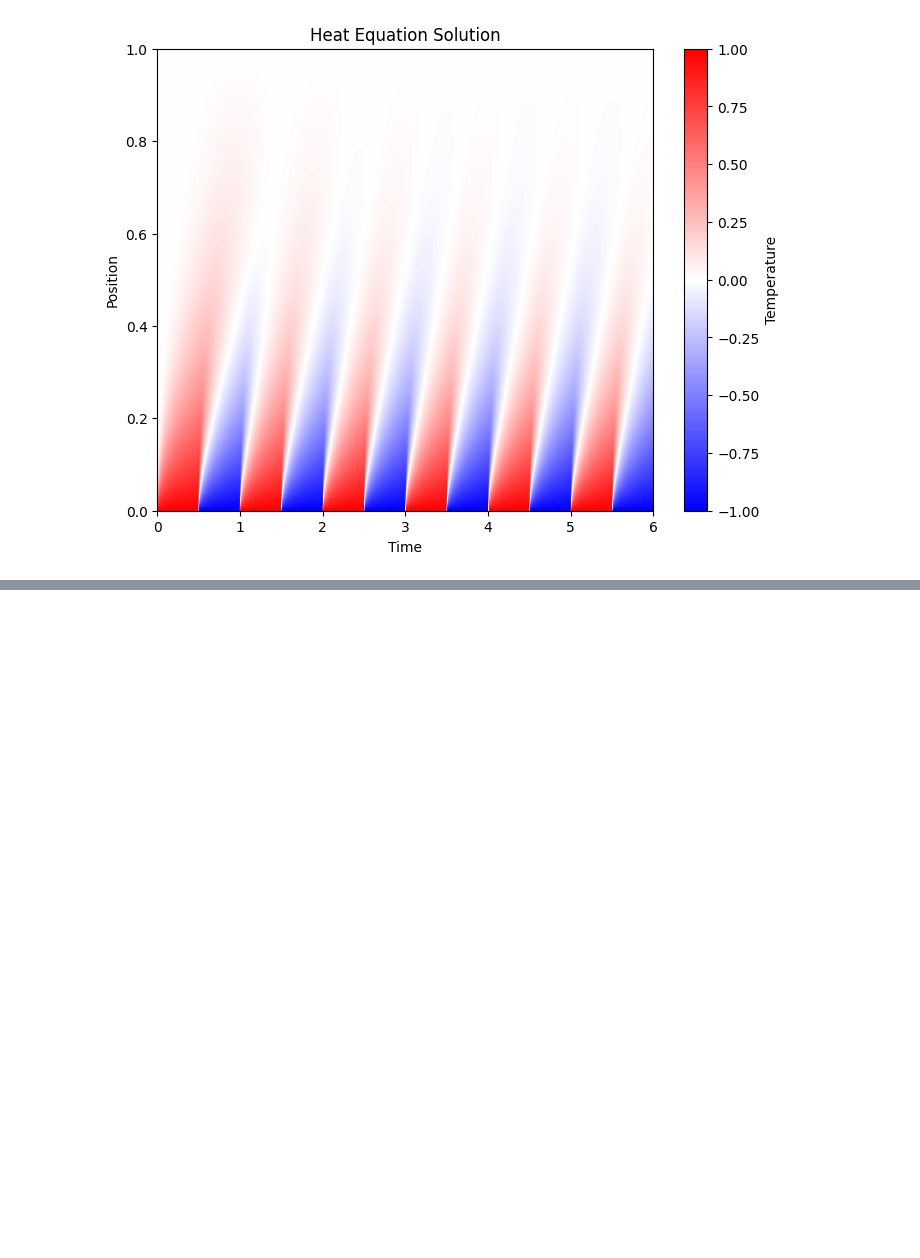
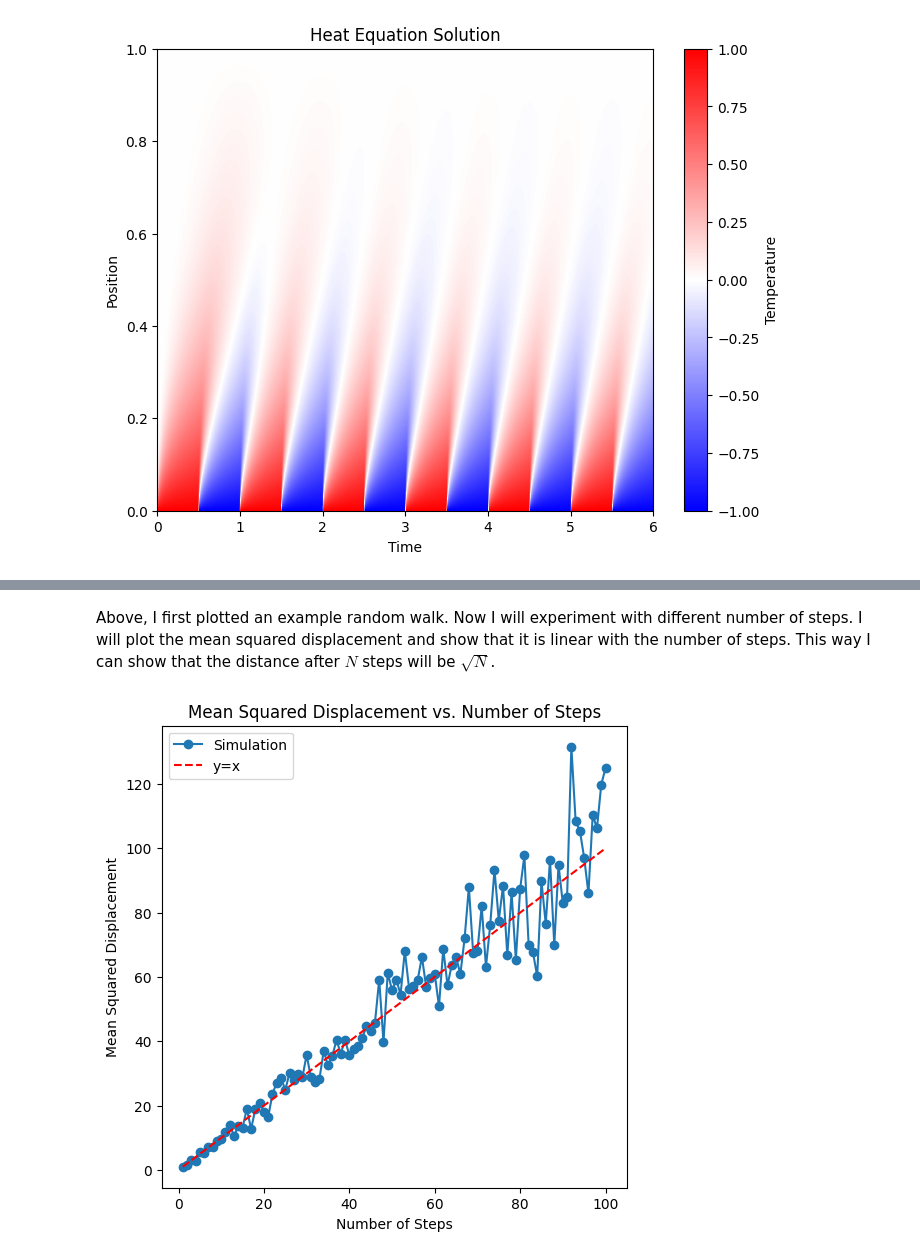
Before and after one commit to chtang-hmc/PHYS064, a Jupyter notebook: HW10C.ipynb, the cells around one changed output, grey strips where cells are left out. Drawn from its saved outputs; the diff is of its cells as text; code cells hidden in the pictures; blank space fills up the shorter version.

```diff
--- a/HW10C.ipynb
+++ b/HW10C.ipynb
@@ -122,0 +154,40 @@ plt.show()
+# %% [markdown]
+Above, I first plotted an example random walk. Now I will experiment with different number of steps. I will plot the mean squared displacement and show that it is linear with the number of steps. This way I can show that the distance after $N$ steps will be $\sqrt{N}$.
+# %%
+def final_distance(num_steps):
+    position = np.array([0,0])
+
+    for i in range(num_steps):
+        theta = np.random.uniform(0,2*np.pi)
+        step = np.array([np.cos(theta), np.sin(theta)])
+        position = position + step
+
+    return np.linalg.norm(position)
+# %%
+msd_list = np.zeros(100)
+
+for num_steps in range(1, 101):
+    position = np.array([0,0])
+    final_positions = np.zeros(50)
+
+    # do 20 random walks and record the final positions
+    for i in range(50):
+        final_positions[i] = final_distance(num_steps)
+
+    # calculate the mean squared displacement
+    msd_list[num_steps-1] = np.mean(final_positions**2)
+
+# Plot the mean squared displacement as a function of the number of steps
+plt.figure(figsize=(6,6))
+plt.plot(np.arange(1, 101), msd_list, marker='o', label='Simulation')
+
+# plot the line y = x
+plt.plot(np.arange(1, 101), np.arange(1, 101), linestyle='--', color='r', label='y=x')
+
+plt.xlabel('Number of Steps')
+plt.ylabel('Mean Squared Displacement')
+plt.title('Mean Squared Displacement vs. Number of Steps')
+plt.legend()
+plt.show()
+# %% [output]
+[figure, added]
```
Also changed, not shown: parts of 3 cells of this notebook.
